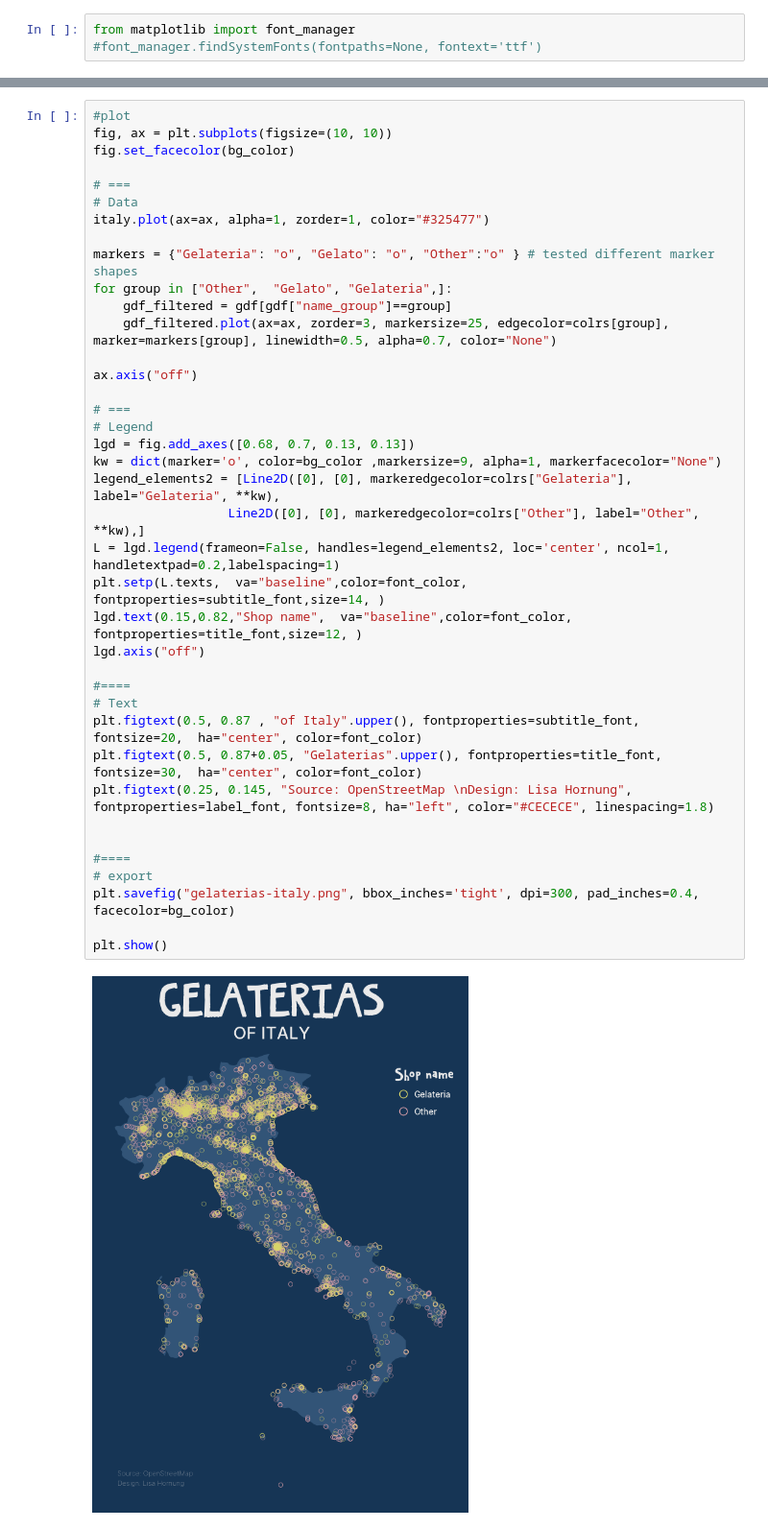
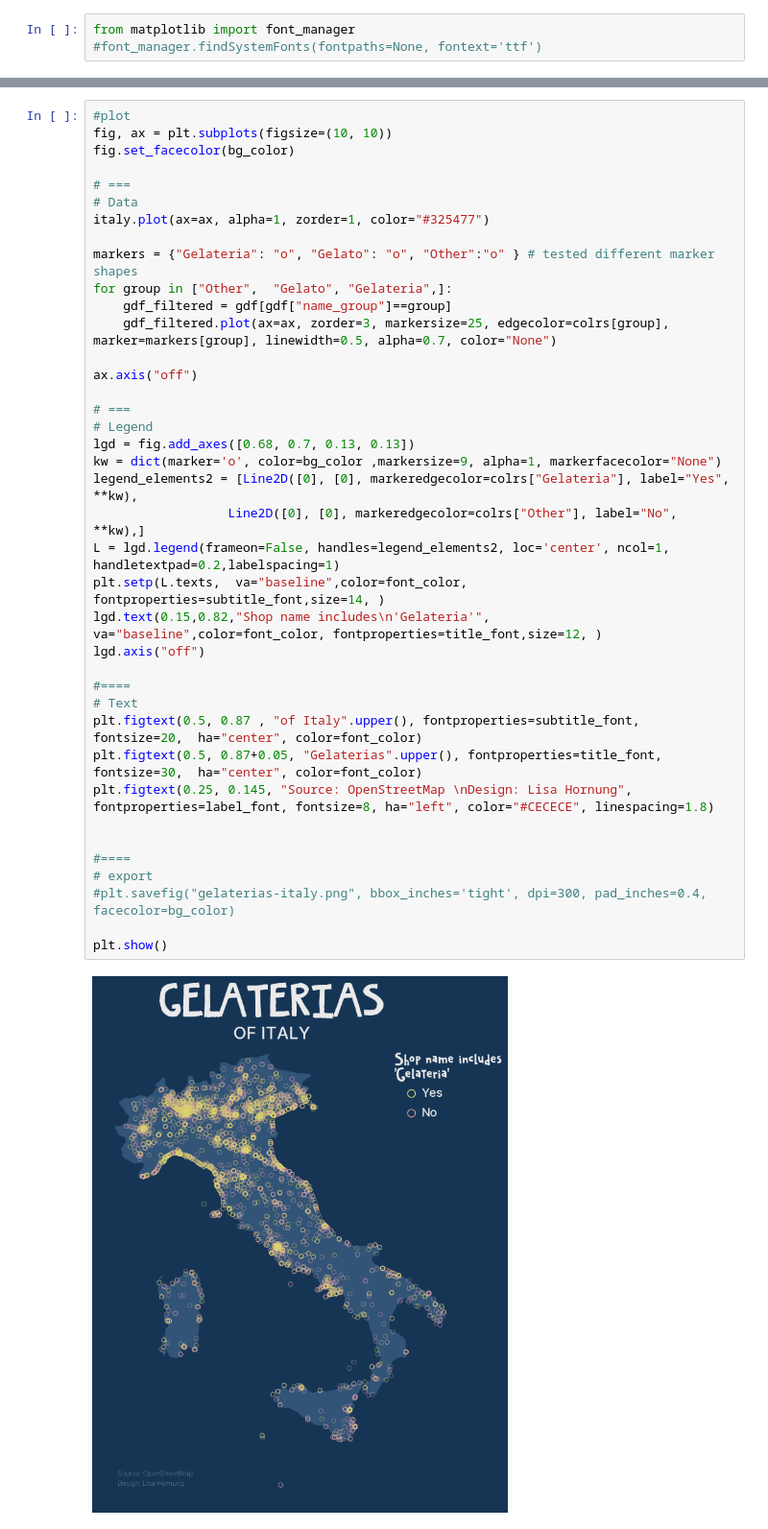
Before and after one commit to Lisa-Ho/small-data-projects, a Jupyter notebook: 2023/2307-gelaterias/gelaterias-map.ipynb, the cells around one changed output, grey strips where cells are left out. Shown at 96% size. Cells and saved outputs as stored; diff of their text form.

```diff
--- a/2023/2307-gelaterias/gelaterias-map.ipynb
+++ b/2023/2307-gelaterias/gelaterias-map.ipynb
@@ -153,35 +157,35 @@ fig.set_facecolor(bg_color)
 # Data
 italy.plot(ax=ax, alpha=1, zorder=1, color="#325477")
 
 markers = {"Gelateria": "o", "Gelato": "o", "Other":"o" } # tested different marker shapes
 for group in ["Other",  "Gelato", "Gelateria",]:
     gdf_filtered = gdf[gdf["name_group"]==group]
     gdf_filtered.plot(ax=ax, zorder=3, markersize=25, edgecolor=colrs[group], marker=markers[group], linewidth=0.5, alpha=0.7, color="None")
 
 ax.axis("off")
 
 # ===
 # Legend
 lgd = fig.add_axes([0.68, 0.7, 0.13, 0.13])
 kw = dict(marker='o', color=bg_color ,markersize=9, alpha=1, markerfacecolor="None")
-legend_elements2 = [Line2D([0], [0], markeredgecolor=colrs["Gelateria"], label="Gelateria", **kw),
-                  Line2D([0], [0], markeredgecolor=colrs["Other"], label="Other", **kw),]
+legend_elements2 = [Line2D([0], [0], markeredgecolor=colrs["Gelateria"], label="Yes", **kw),
+                  Line2D([0], [0], markeredgecolor=colrs["Other"], label="No", **kw),]
 L = lgd.legend(frameon=False, handles=legend_elements2, loc='center', ncol=1, handletextpad=0.2,labelspacing=1)
 plt.setp(L.texts,  va="baseline",color=font_color, fontproperties=subtitle_font,size=14, )
-lgd.text(0.15,0.82,"Shop name",  va="baseline",color=font_color, fontproperties=title_font,size=12, )
+lgd.text(0.15,0.82,"Shop name includes\n'Gelateria'",  va="baseline",color=font_color, fontproperties=title_font,size=12, )
 lgd.axis("off")
 
 #====
 # Text
 plt.figtext(0.5, 0.87 , "of Italy".upper(), fontproperties=subtitle_font, fontsize=20,  ha="center", color=font_color)
 plt.figtext(0.5, 0.87+0.05, "Gelaterias".upper(), fontproperties=title_font, fontsize=30,  ha="center", color=font_color)
 plt.figtext(0.25, 0.145, "Source: OpenStreetMap \nDesign: Lisa Hornung", fontproperties=label_font, fontsize=8, ha="left", color="#CECECE", linespacing=1.8)
 
 
 #====
 # export
-plt.savefig("gelaterias-italy.png", bbox_inches='tight', dpi=300, pad_inches=0.4, facecolor=bg_color)
+#plt.savefig("gelaterias-italy.png", bbox_inches='tight', dpi=300, pad_inches=0.4, facecolor=bg_color)
 
 plt.show()
 # %% [output]
-[figure, old version]
+[figure, new version]
```
Also changed, not shown: parts of 8 cells of this notebook.
